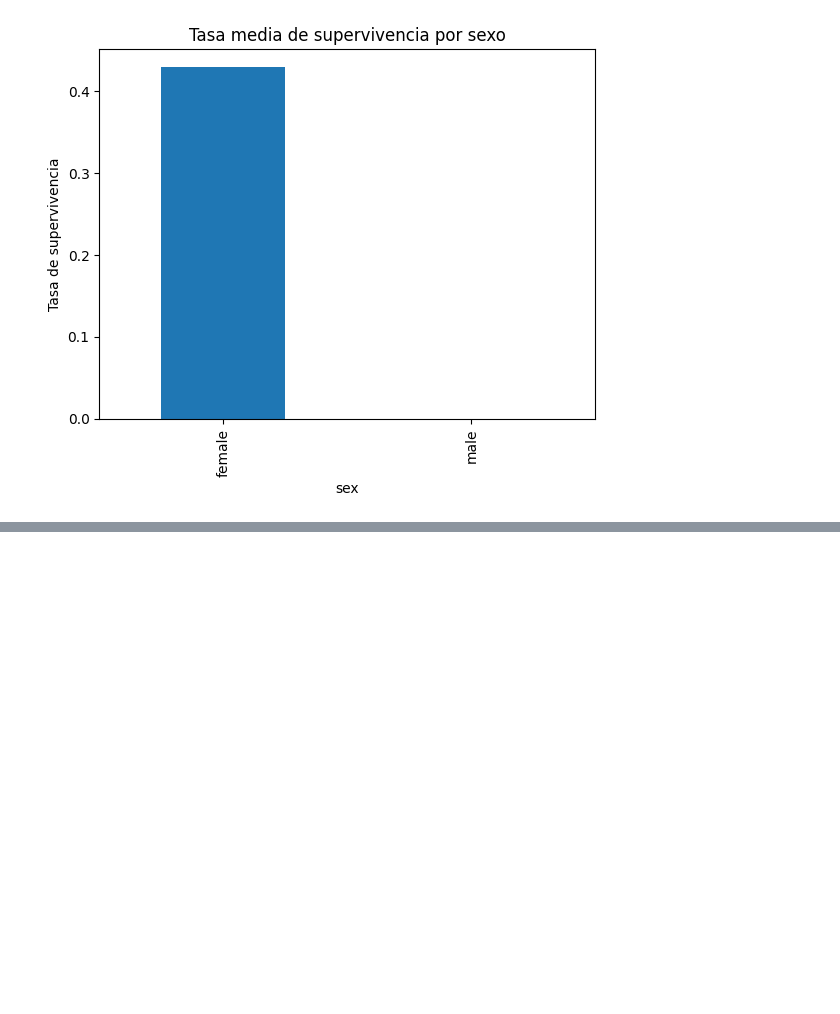
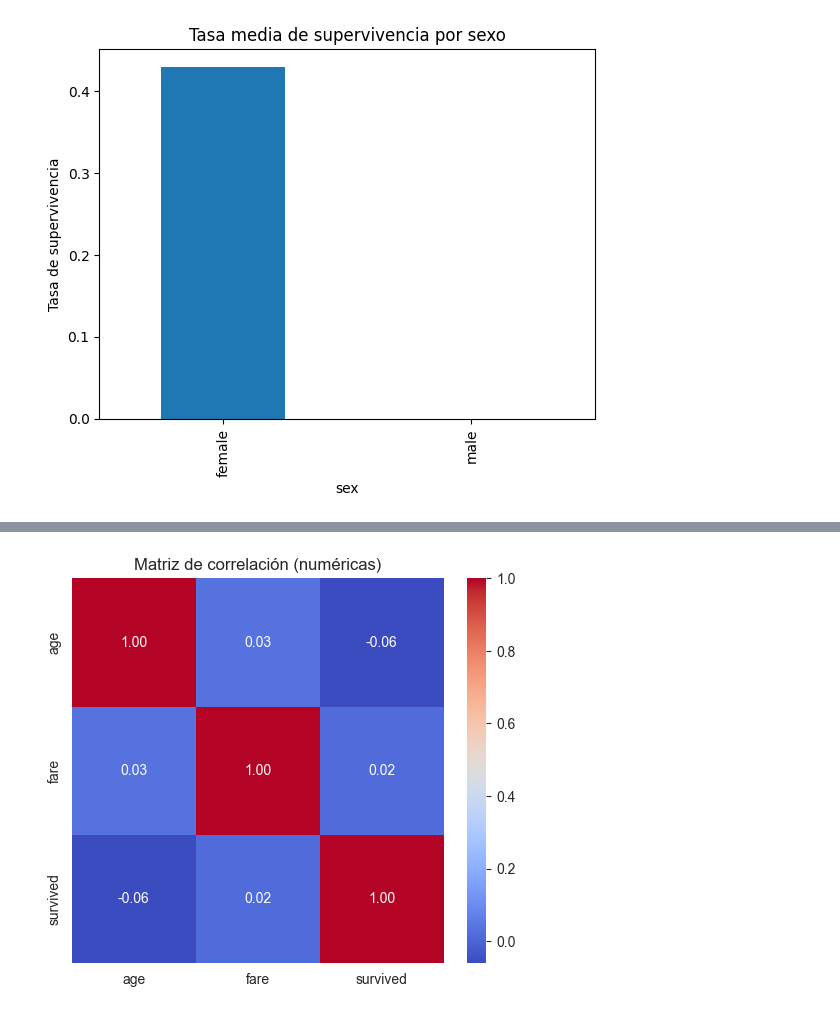
Before and after one commit to steestor/course-python-ml, a Jupyter notebook: notebooks/S1_A1_Entorno_y_Stack.ipynb, the cells around one changed output, grey strips where cells are left out. Cells and saved outputs as stored; diff of their text form; code cells hidden in the pictures; blank space fills up the shorter version.

```diff
--- a/notebooks/S1_A1_Entorno_y_Stack.ipynb
+++ b/notebooks/S1_A1_Entorno_y_Stack.ipynb
@@ -156,0 +185,9 @@ plt.show()
+# %%
+# Ejemplo 4: mapa de calor de correlaciones entre variables numéricas
+plt.figure(figsize=(6,5))
+corr = df.select_dtypes(include=[float, int]).corr()
+sns.heatmap(corr, annot=True, cmap='coolwarm', fmt='.2f')
+plt.title('Matriz de correlación (numéricas)')
+plt.show()
+# %% [output]
+[figure, added]
```
Also changed, not shown: parts of 7 cells of this notebook.
